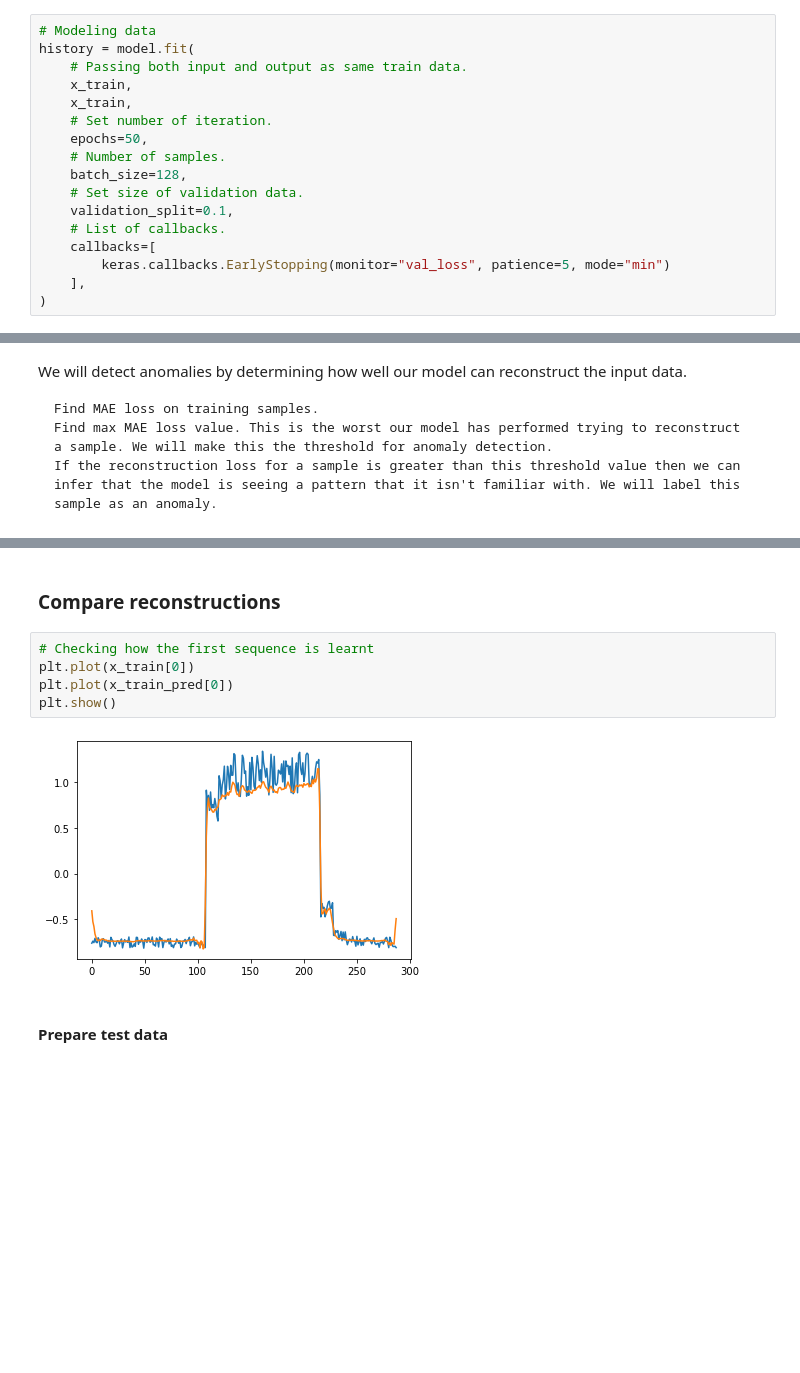
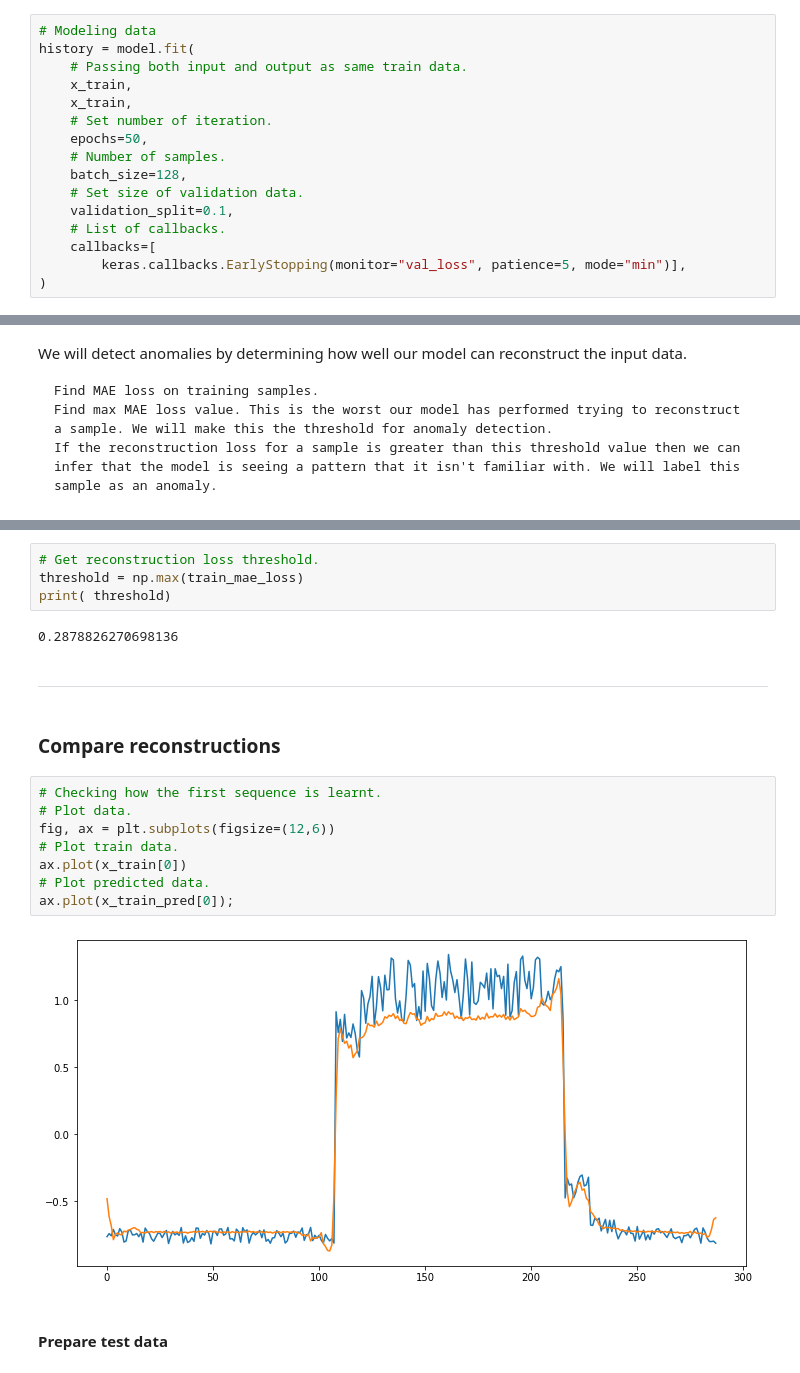
Before and after one commit to DracoNibilis/Machine-Learning-and-Statistic, a Jupyter notebook: anomaly-detection.ipynb, the cells around one changed output, grey strips where cells are left out. Saved outputs shown, nothing was run; the diff lists cells and outputs as text; blank space fills up the shorter version.

```diff
--- a/anomaly-detection.ipynb
+++ b/anomaly-detection.ipynb
@@ -354,8 +357,7 @@ history = model.fit(
     validation_split=0.1,
     # List of callbacks.
     callbacks=[
-        keras.callbacks.EarlyStopping(monitor="val_loss", patience=5, mode="min")
-    ],
+        keras.callbacks.EarlyStopping(monitor="val_loss", patience=5, mode="min")],
 )
 # %% [output]
 Epoch 1/50
@@ -413,11 +418,22 @@ Reconstruction error threshold:  0.23270708594426667
+# %%
+# Get reconstruction loss threshold.
+threshold = np.max(train_mae_loss)
+print( threshold)
+# %% [output]
+0.2878826270698136
+# %% [markdown]
+****
 # %% [markdown]
 ### Compare reconstructions
 # %%
-# Checking how the first sequence is learnt
-plt.plot(x_train[0])
-plt.plot(x_train_pred[0])
-plt.show()
+# Checking how the first sequence is learnt.
+# Plot data.
+fig, ax = plt.subplots(figsize=(12,6))
+# Plot train data.
+ax.plot(x_train[0])
+# Plot predicted data.
+ax.plot(x_train_pred[0]);
 # %% [output]
-[figure, old version]
+[figure, new version]
 # %% [markdown]
 #### Prepare test data
```
Also changed, not shown: parts of 29 cells of this notebook.
